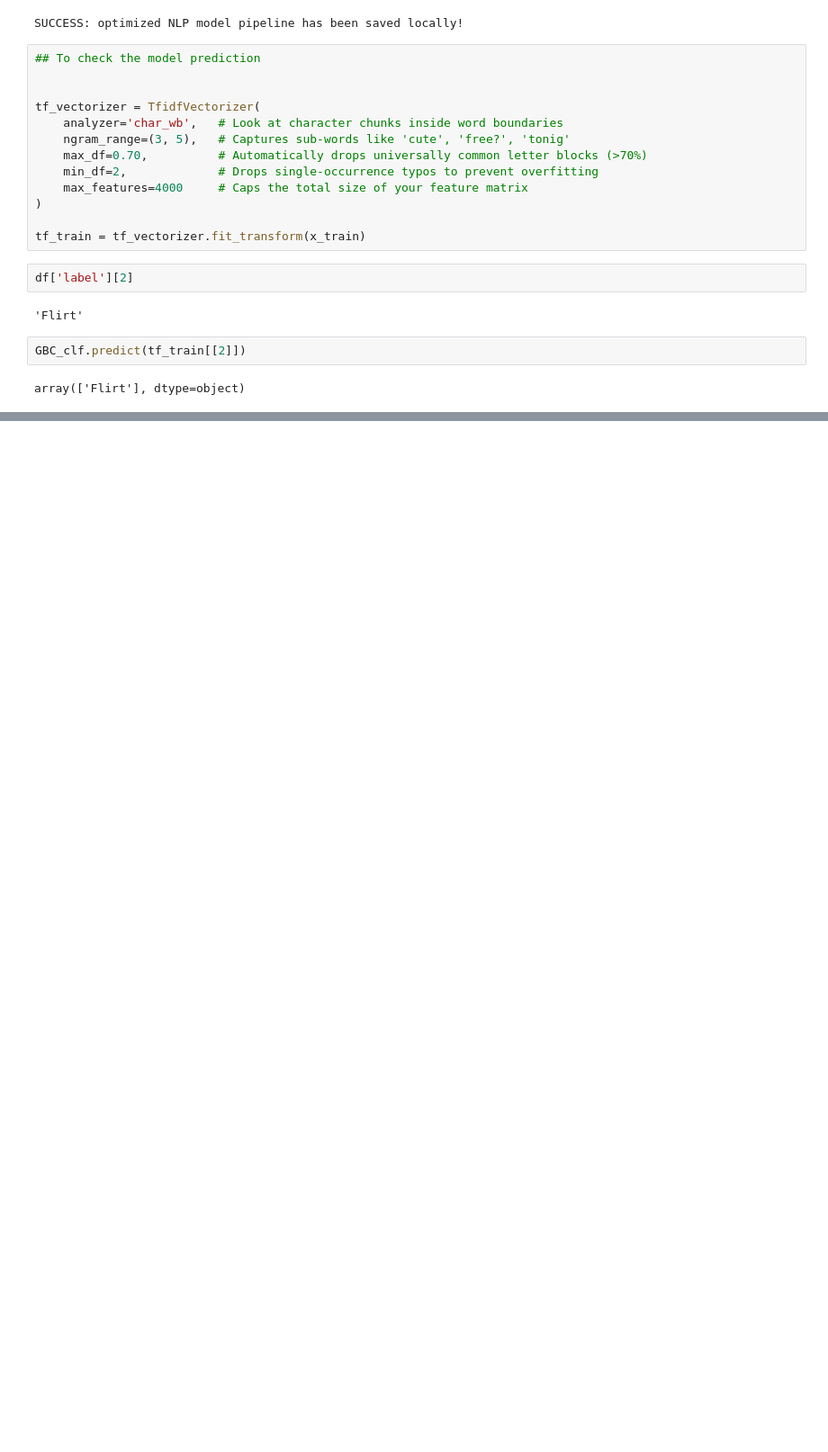
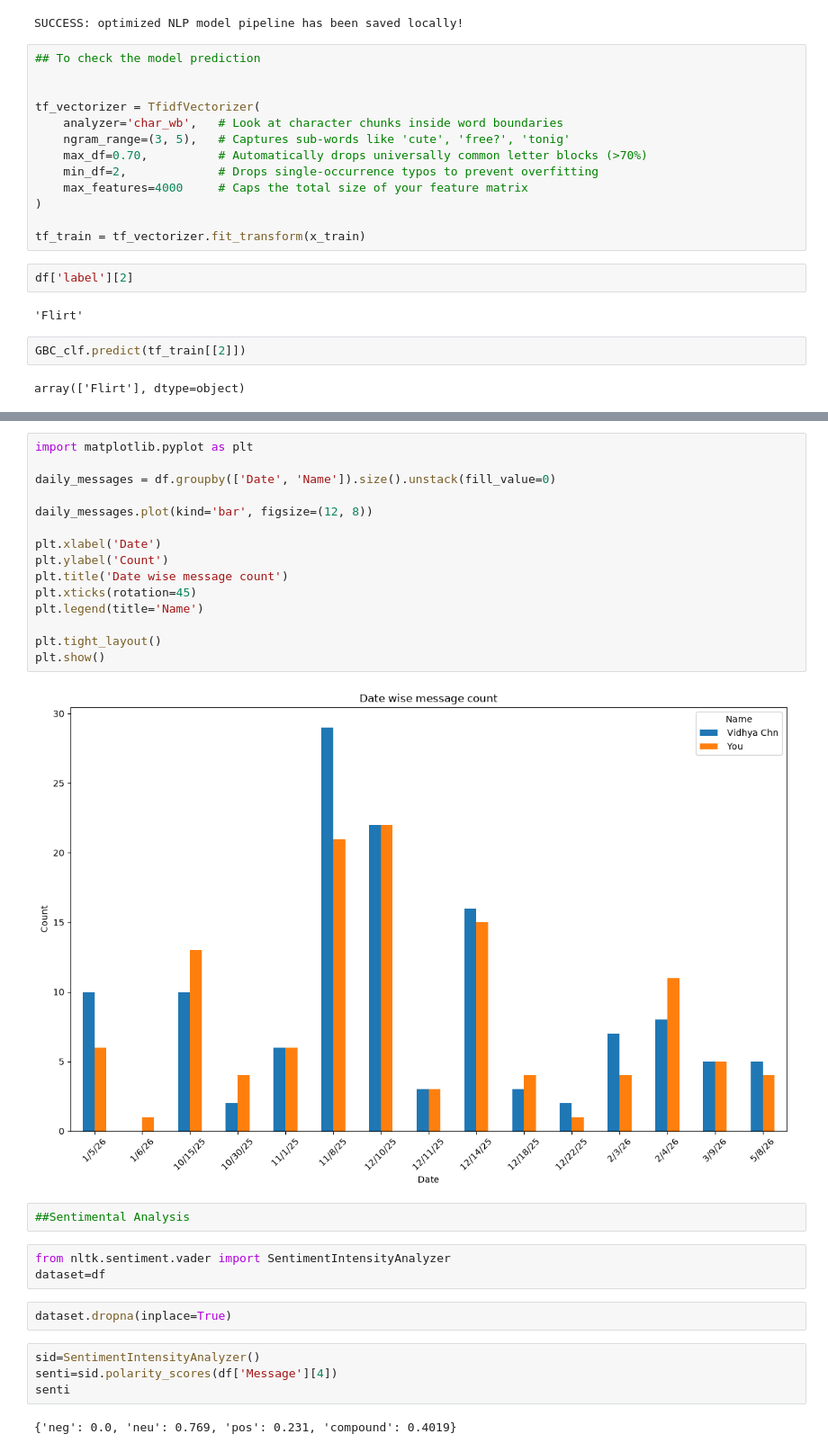
Before and after one commit to mohanasudhashanmugam/NLP, a Jupyter notebook: Flirt_prediction_Whatsapp_Chat_NLP_Assignment.ipynb, the cells around one changed output, grey strips where cells are left out. Shown at 90% size. Cells and saved outputs as stored; diff of their text form; blank space fills up the shorter version.

```diff
--- a/Flirt_prediction_Whatsapp_Chat_NLP_Assignment.ipynb
+++ b/Flirt_prediction_Whatsapp_Chat_NLP_Assignment.ipynb
@@ -518,0 +621,30 @@ array(['Flirt'], dtype=object)
+# %%
+import matplotlib.pyplot as plt
+
+daily_messages = df.groupby(['Date', 'Name']).size().unstack(fill_value=0)
+
+daily_messages.plot(kind='bar', figsize=(12, 8))
+
+plt.xlabel('Date')
+plt.ylabel('Count')
+plt.title('Date wise message count')
+plt.xticks(rotation=45)
+plt.legend(title='Name')
+
+plt.tight_layout()
+plt.show()
+# %% [output]
+[figure, added]
+# %%
+##Sentimental Analysis
+# %%
+from nltk.sentiment.vader import SentimentIntensityAnalyzer
+dataset=df
+# %%
+dataset.dropna(inplace=True)
+# %%
+sid=SentimentIntensityAnalyzer()
+senti=sid.polarity_scores(df['Message'][4])
+senti
+# %% [output]
+{'neg': 0.0, 'neu': 0.769, 'pos': 0.231, 'compound': 0.4019}
```
Also changed, not shown: parts of 28 cells of this notebook, 4 other files.
